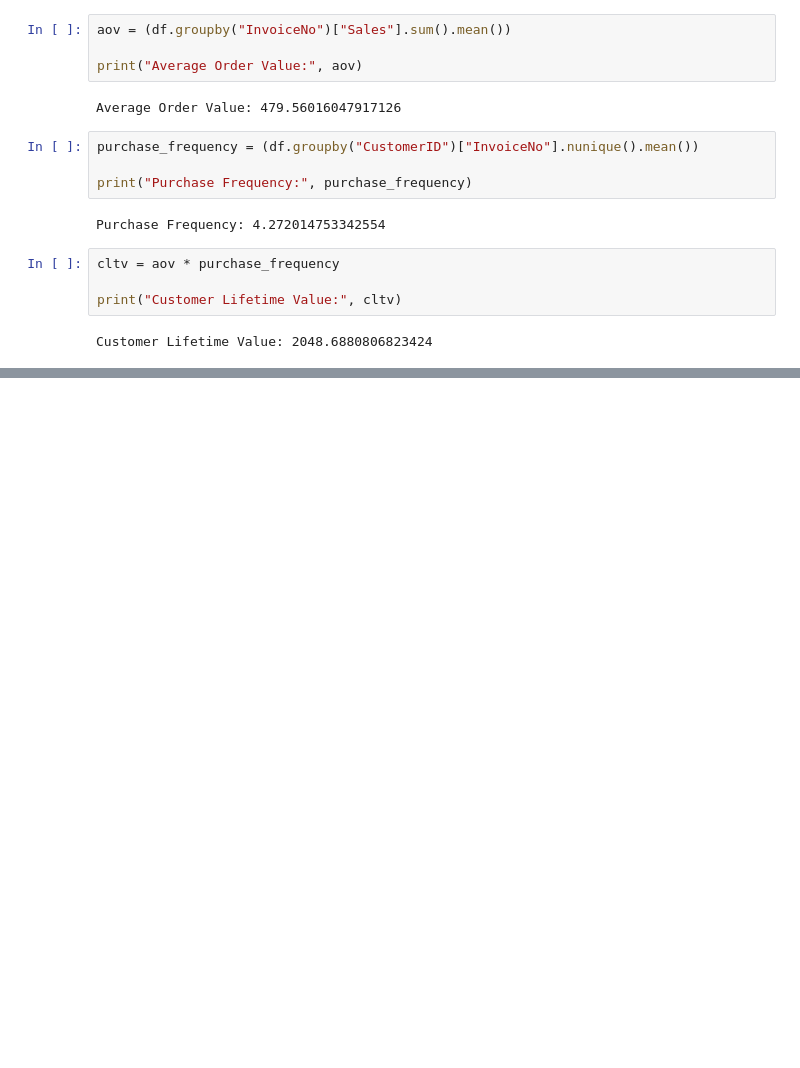
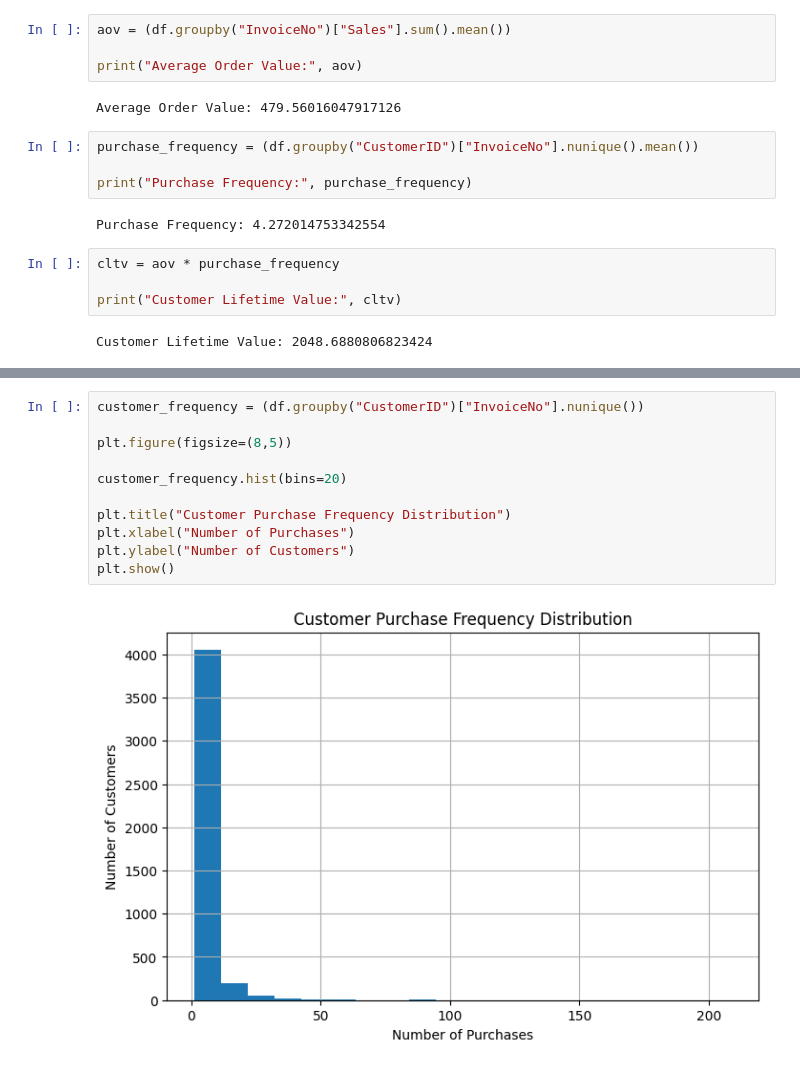
Before and after one commit to Adithyan-7/infotact-group5-data-analytics, a Jupyter notebook: notebooks/04_cltv_analysis.ipynb, the cells around one changed output, grey strips where cells are left out. Saved outputs shown, nothing was run; the diff lists cells and outputs as text; blank space fills up the shorter version.

```diff
--- a/notebooks/04_cltv_analysis.ipynb
+++ b/notebooks/04_cltv_analysis.ipynb
@@ -49,0 +74,13 @@ Customer Lifetime Value: 2048.6880806823424
+# %%
+customer_frequency = (df.groupby("CustomerID")["InvoiceNo"].nunique())
+
+plt.figure(figsize=(8,5))
+
+customer_frequency.hist(bins=20)
+
+plt.title("Customer Purchase Frequency Distribution")
+plt.xlabel("Number of Purchases")
+plt.ylabel("Number of Customers")
+plt.show()
+# %% [output]
+[figure, added]
```
Also changed, not shown: parts of 3 cells of this notebook.
